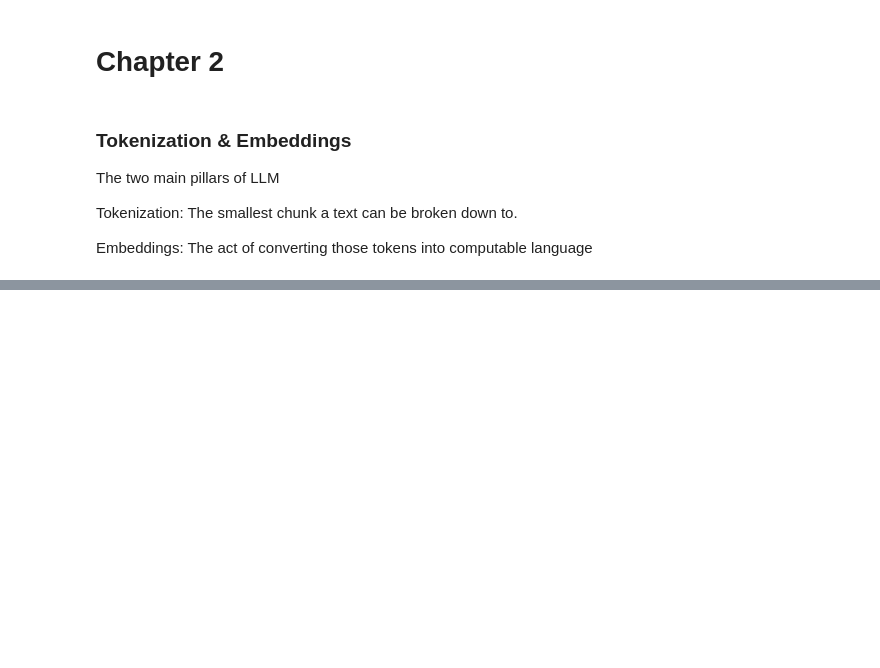
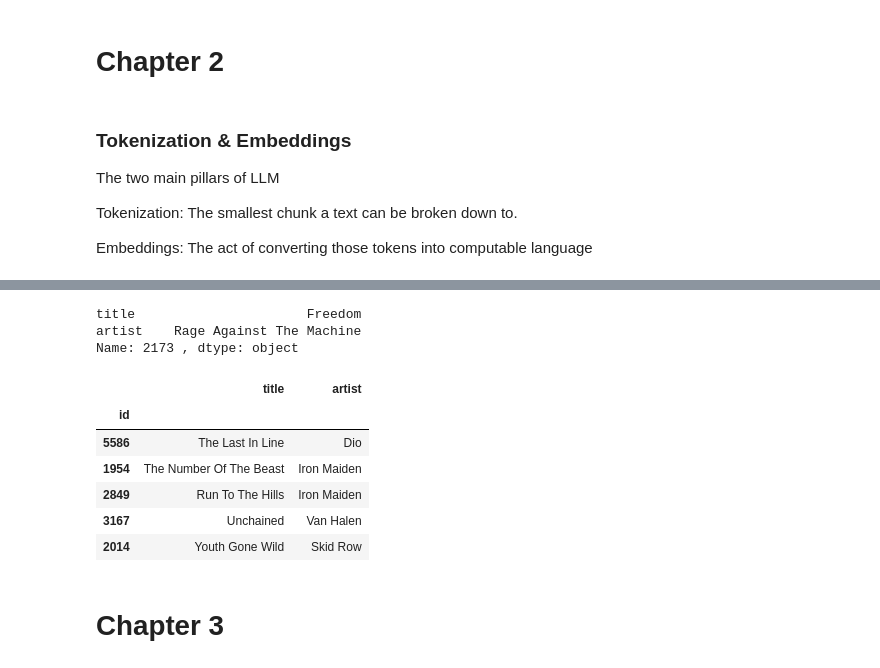
Before and after one commit to KinzaaSheikh/lm_research_notes, a Jupyter notebook: Hands_On_LLM_Code.ipynb, the cells around one changed output, grey strips where cells are left out. Cells and saved outputs as stored; diff of their text form; code cells hidden in the pictures; blank space fills up the shorter version.

```diff
--- a/Hands_On_LLM_Code.ipynb
+++ b/Hands_On_LLM_Code.ipynb
@@ -62,0 +285,18 @@ Embeddings: The act of converting those tokens into computable language
+# %%
+# Train the model
+from gensim.models import Word2Vec
+
+# Train our Word2Vec model
+model = Word2Vec(
+    playlists,
+    vector_size=32,
+    window=20,
+    negative=50,
+    min_count=1,
+    workers=4
+)
+# %%
+song_id = 2172
+
+# Ask the model for songs similar to song number 2172
+model.wv.most_similar(positive=str(song_id))
@@ -62,0 +314,29 @@ Embeddings: The act of converting those tokens into computable language
+# %%
+print(songs_df.iloc[2173])
+# %% [output]
+title                      Freedom
+artist    Rage Against The Machine
+Name: 2173 , dtype: object
+# %%
+# Results are all heavy metal and hard rock, within the same genre
+import numpy as np
+
+def print_recommendations(song_id):
+  similar_songs = np.array(
+      model.wv.most_similar(positive=str(song_id), topn=5)
+  )[:,0]
+
+  return songs_df.iloc[similar_songs]
+
+# Extract recommendations
+print_recommendations(2172)
+# %% [output]
+|  | title | artist |
+| id |  |  |
+| 5586 | The Last In Line | Dio |
+| 1954 | The Number Of The Beast | Iron Maiden |
+| 2849 | Run To The Hills | Iron Maiden |
+| 3167 | Unchained | Van Halen |
+| 2014 | Youth Gone Wild | Skid Row |
+# %% [markdown]
+# Chapter 3
```
Also changed, not shown: parts of 22 cells of this notebook.
